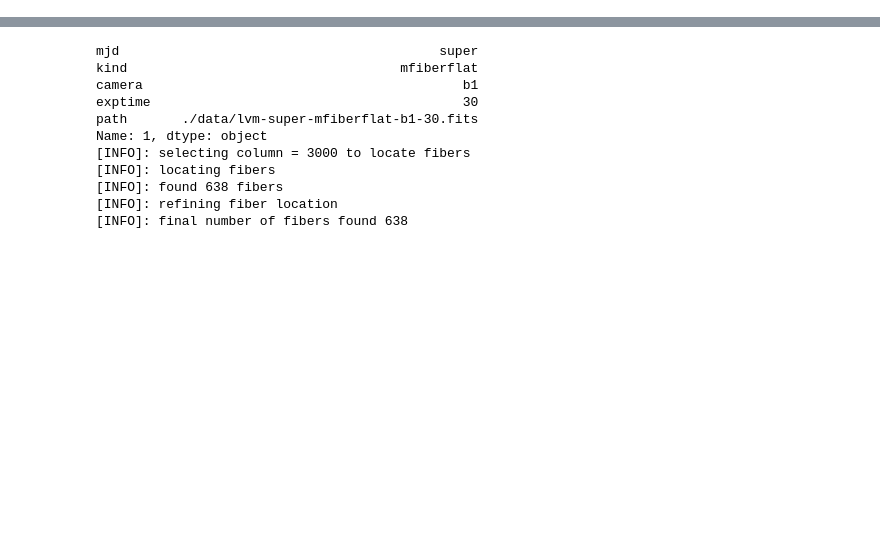
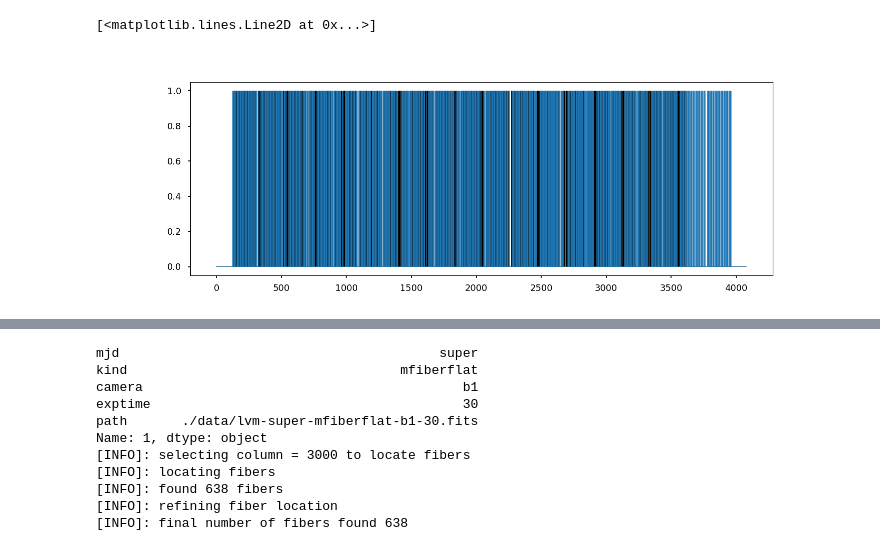
Before and after one commit to sdss/lvmdrp, a Jupyter notebook: examples/lco_com/traces.ipynb, the cells around one changed output, grey strips where cells are left out. Cells and saved outputs as stored; diff of their text form; code cells hidden in the pictures; blank space fills up the shorter version.

```diff
--- a/examples/lco_com/traces.ipynb
+++ b/examples/lco_com/traces.ipynb
@@ -35,0 +59,2 @@ out_calib_path = os.path.join(output_path, "lvm-{mjd}-{kind}-{camera}-{exptime}.
+# %%
+analogs, cpaths, mpaths = md.get_analog_groups(tileid=1111, mjd=60115, imagetyp="bias")
@@ -35,0 +484,21 @@ out_calib_path = os.path.join(output_path, "lvm-{mjd}-{kind}-{camera}-{exptime}.
+# %%
+ref_sep = 5
+ref_block = np.arange(0, ref_sep*36, ref_sep)
+ref_block
+
+ref_gap = 20
+ref_dif = 125
+nblocks = 18
+
+ref_fibers = np.asarray([(ref_dif + i*(ref_block.max()+ref_gap)) + ref_block for i in range(nblocks)]).flatten()
+ref_fibers
+
+ref_profile = np.zeros_like(pixels)
+ref_profile[ref_fibers] = 1
+
+plt.figure(figsize=(15,5))
+plt.step(pixels, ref_profile, lw=0.5, color="k", where="mid")
+plt.step(pixels, obs_profile, lw=0.5, color="tab:blue", where="mid")
+# %% [output]
+[<matplotlib.lines.Line2D at 0x...>]
+[figure, added]
```
Also changed, not shown: parts of 12 cells of this notebook, 5 other files.
